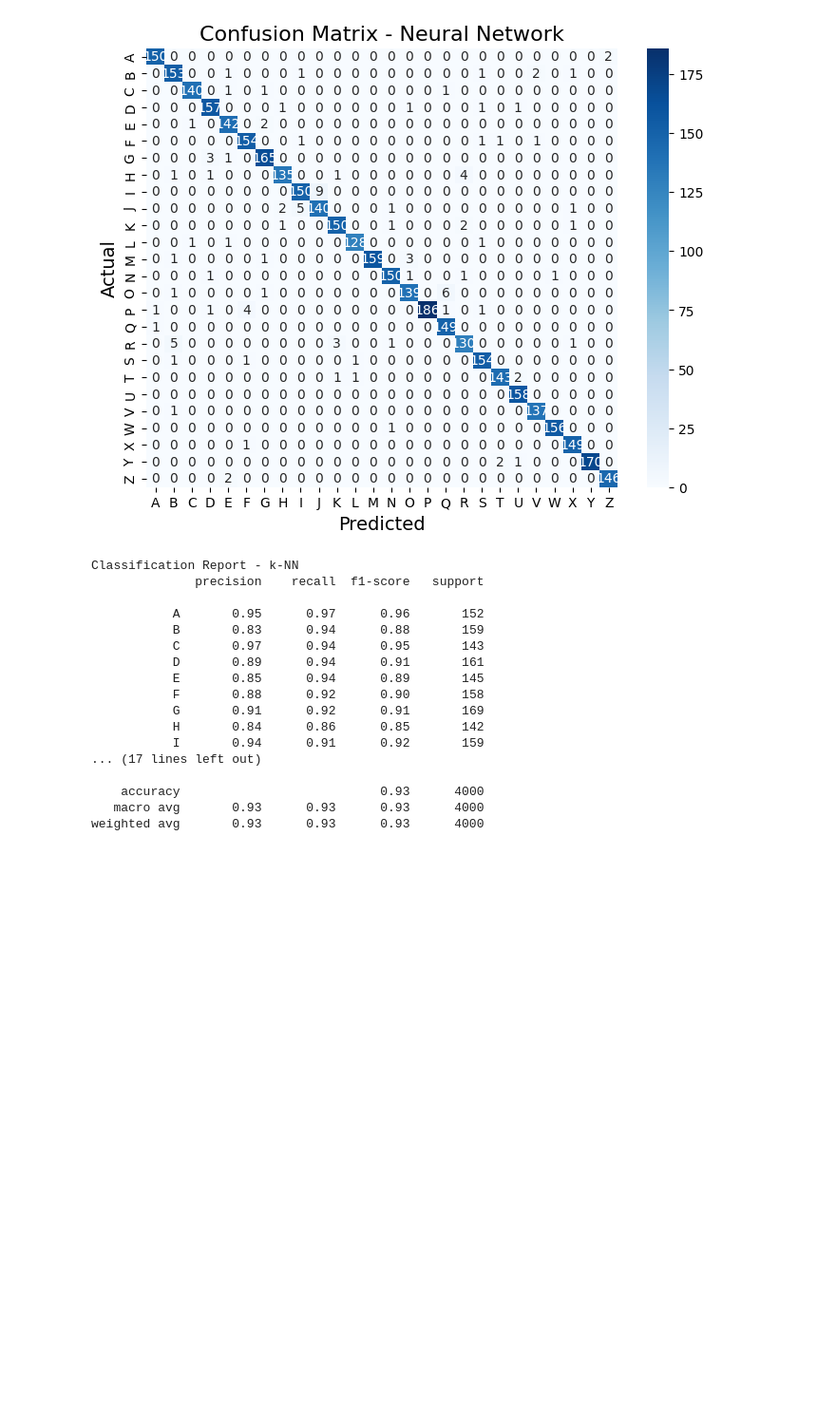
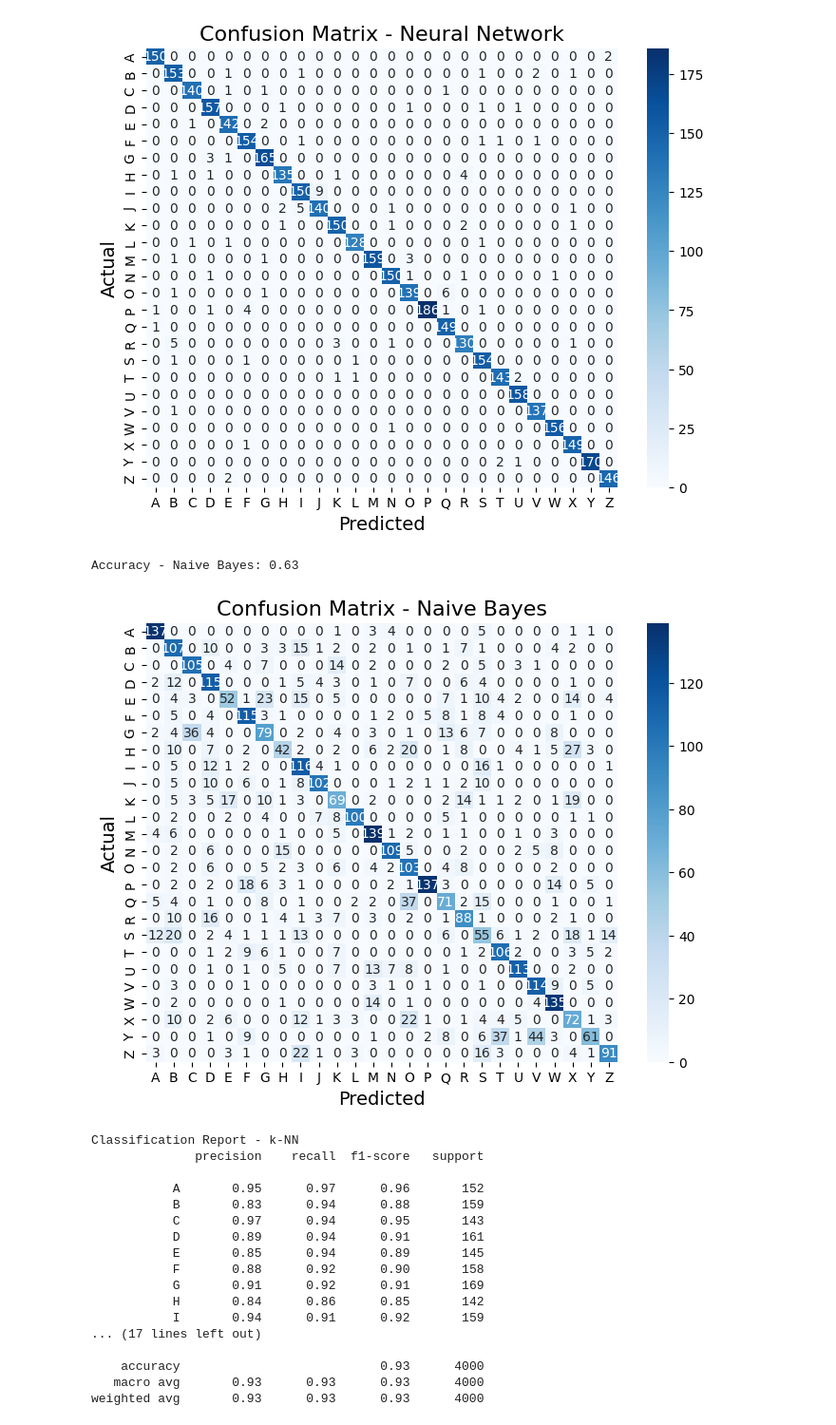
Before and after one commit to opaciorkowski/pro1d-project, a Jupyter notebook: PRO PROJECT/Project.ipynb, the cells around one changed output. Shown at 95% size. Drawn from its saved outputs; the diff is of its cells as text; code cells hidden in the pictures; blank space fills up the shorter version.

```diff
--- a/PRO PROJECT/Project.ipynb
+++ b/PRO PROJECT/Project.ipynb
@@ -228,6 +228,28 @@ plt.ylabel('Actual', fontsize=14)
 plt.show()
 # %% [output]
 [figure]
+# %%
+# Bayes Classifier (Gaussian Naive Bayes)
+gnb = GaussianNB()
+gnb.fit(X_train, y_train)
+y_pred_bayes = gnb.predict(X_test)
+
+# Evaluate Bayes Classifier
+accuracy_bayes = accuracy_score(y_test, y_pred_bayes)
+print('Accuracy - Naive Bayes: {:.2f}'.format(accuracy_bayes))
+# %% [output]
+Accuracy - Naive Bayes: 0.63
+# %%
+# Confusion matrix for Naive Bayes
+bayes_conf_matrix = confusion_matrix(y_test, y_pred_bayes)
+plt.figure(figsize=(8, 6))
+sns.heatmap(bayes_conf_matrix, annot=True, fmt='d', cmap='Blues', xticklabels=sorted(y_test_series.unique()), yticklabels=sorted(y_test_series.unique()))
+plt.title('Confusion Matrix - Naive Bayes', fontsize=16)
+plt.xlabel('Predicted', fontsize=14)
+plt.ylabel('Actual', fontsize=14)
+plt.show()
+# %% [output]
+[figure, added]
 # %%
 
 # Classification report for k-NN
```
Also changed, not shown: parts of 3 cells of this notebook.
